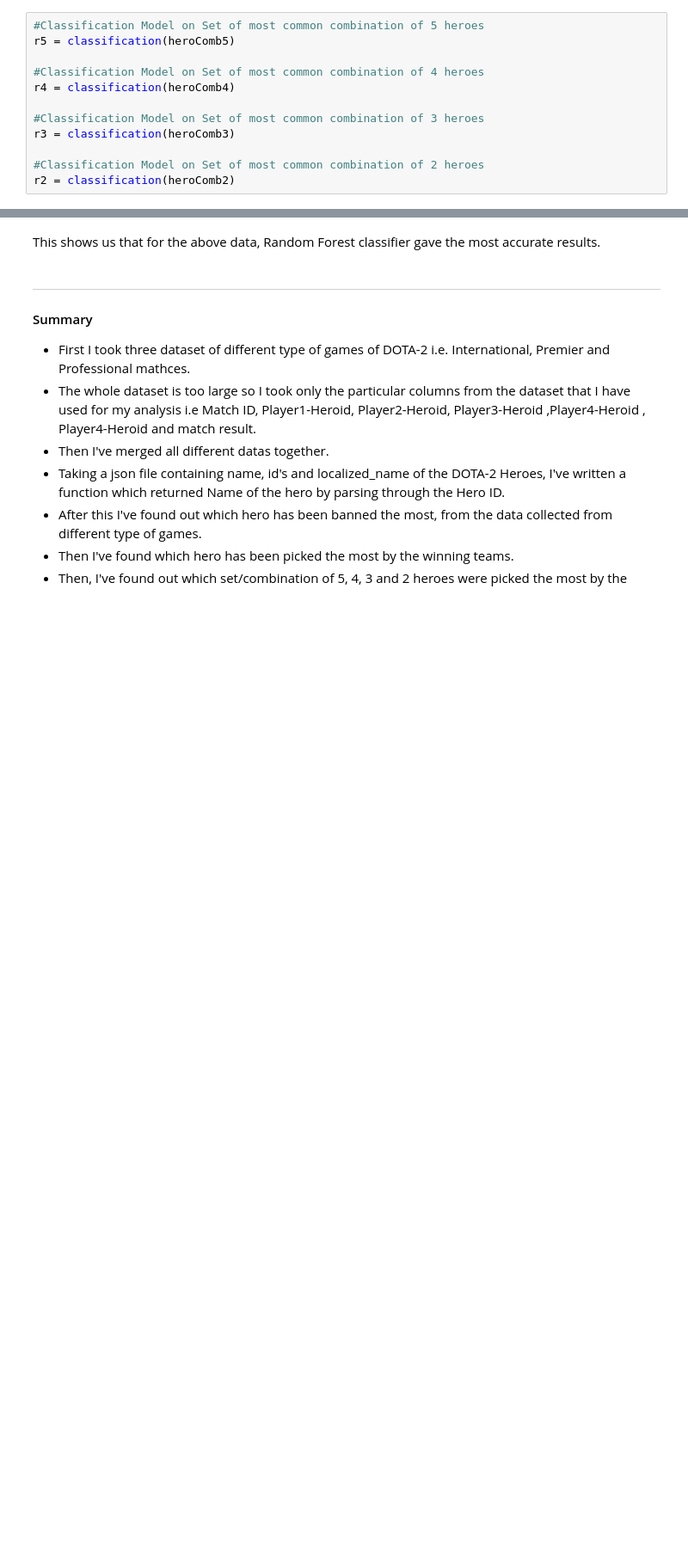
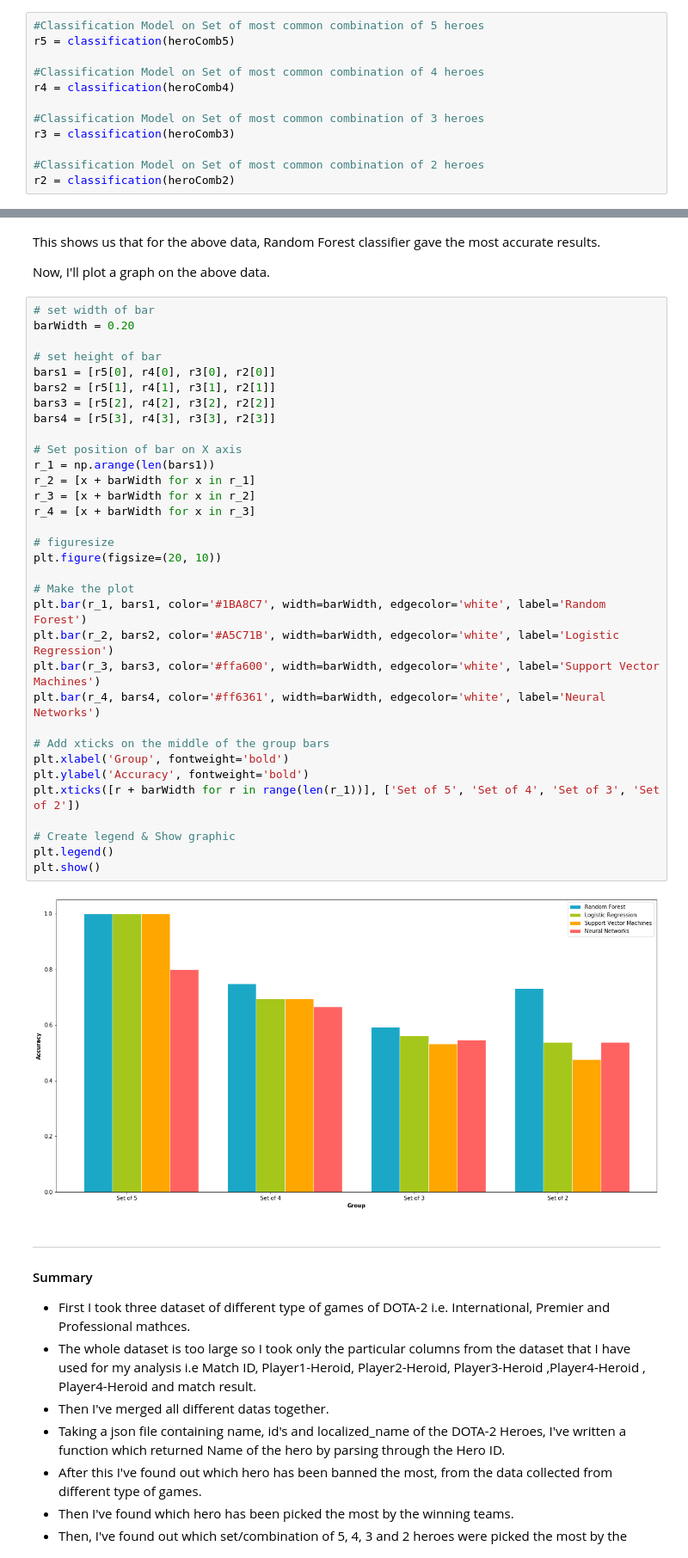
Before and after one commit to daltonhahn/eecs731-final_dota, a Jupyter notebook: notebooks/Koyel/Classification.ipynb, the cells around one changed output, grey strips where cells are left out. Shown at 86% size. Saved outputs shown, nothing was run; the diff lists cells and outputs as text; blank space fills up the shorter version.

```diff
--- a/notebooks/Koyel/Classification.ipynb
+++ b/notebooks/Koyel/Classification.ipynb
@@ -521,6 +523,43 @@ Support Vector Machines  1.0                     0.7222                  0.5289
 Neural Networks          0.8                     0.6667                  0.5455                  0.5383
 # %% [markdown]
 This shows us that for the above data, Random Forest classifier gave the most accurate results.
+
+Now, I'll plot a graph on the above data.
+# %%
+# set width of bar
+barWidth = 0.20
+
+# set height of bar
+bars1 = [r5[0], r4[0], r3[0], r2[0]]
+bars2 = [r5[1], r4[1], r3[1], r2[1]]
+bars3 = [r5[2], r4[2], r3[2], r2[2]]
+bars4 = [r5[3], r4[3], r3[3], r2[3]]
+
+# Set position of bar on X axis
+r_1 = np.arange(len(bars1))
+r_2 = [x + barWidth for x in r_1]
+r_3 = [x + barWidth for x in r_2]
+r_4 = [x + barWidth for x in r_3]
+
+# figuresize
+plt.figure(figsize=(20, 10))
+
+# Make the plot
+plt.bar(r_1, bars1, color='#1BA8C7', width=barWidth, edgecolor='white', label='Random Forest')
+plt.bar(r_2, bars2, color='#A5C71B', width=barWidth, edgecolor='white', label='Logistic Regression')
+plt.bar(r_3, bars3, color='#ffa600', width=barWidth, edgecolor='white', label='Support Vector Machines')
+plt.bar(r_4, bars4, color='#ff6361', width=barWidth, edgecolor='white', label='Neural Networks')
+
+# Add xticks on the middle of the group bars
+plt.xlabel('Group', fontweight='bold')
+plt.ylabel('Accuracy', fontweight='bold')
+plt.xticks([r + barWidth for r in range(len(r_1))], ['Set of 5', 'Set of 4', 'Set of 3', 'Set of 2'])
+
+# Create legend & Show graphic
+plt.legend()
+plt.show()
+# %% [output]
+[figure, added]
 # %% [markdown]
 ---
 #### Summary
```
Also changed, not shown: parts of 3 cells of this notebook.
